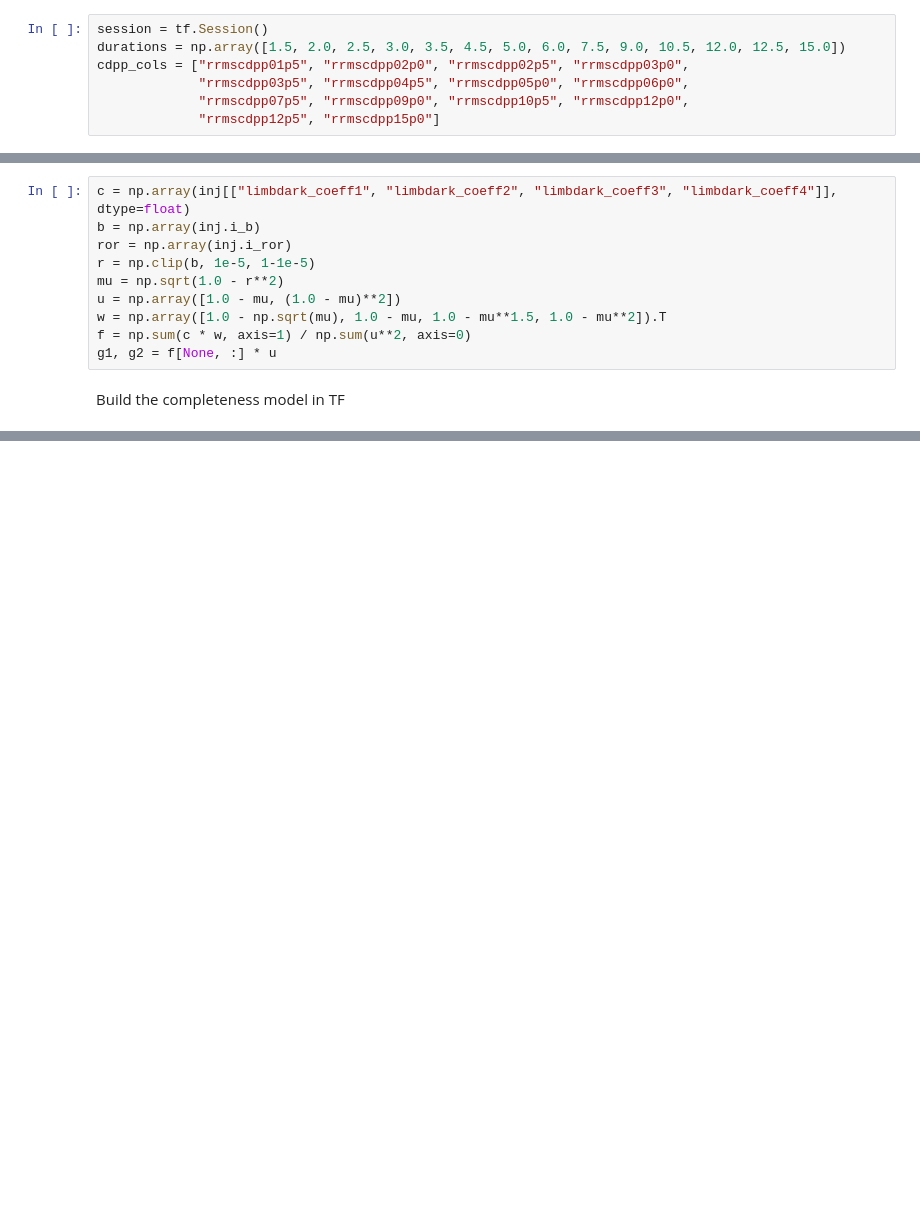
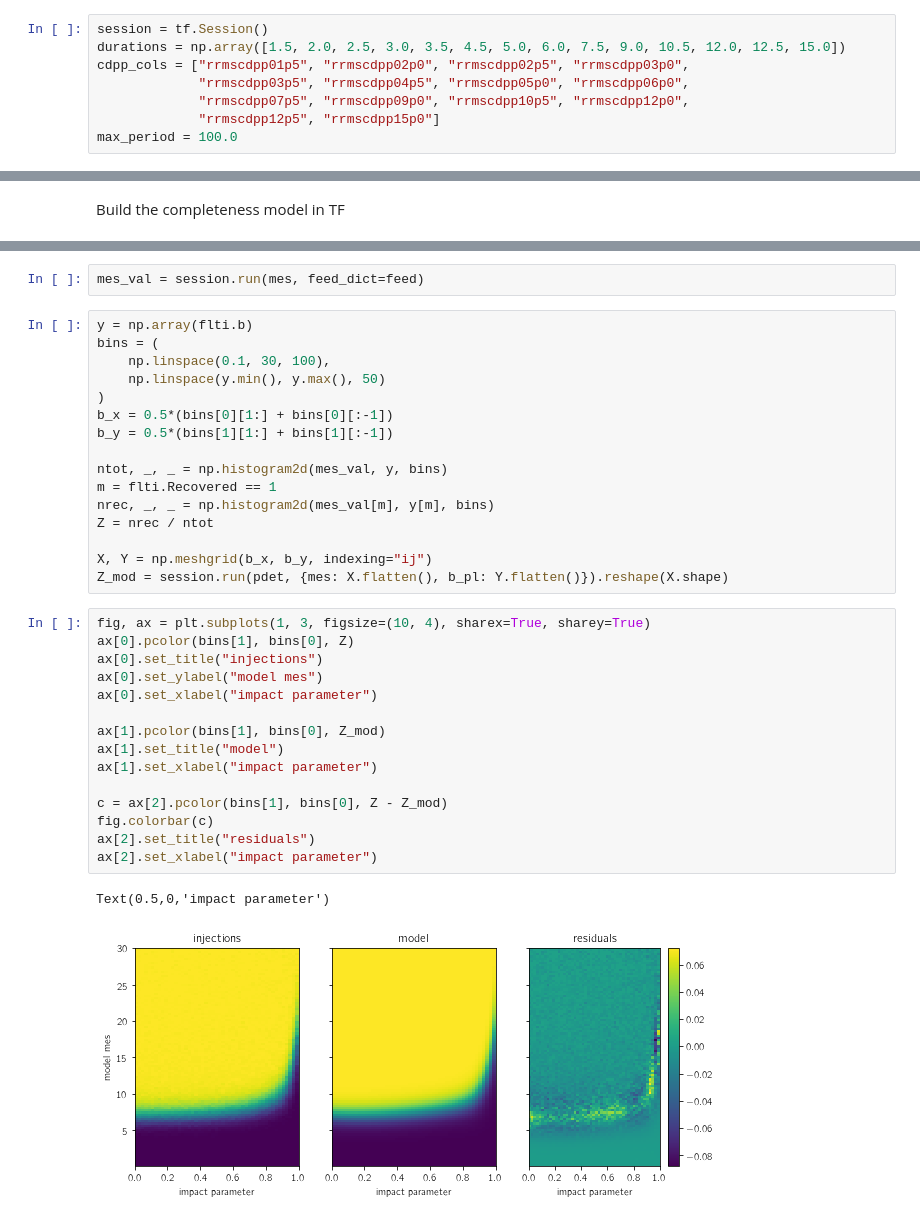
Before and after one commit to dfm/dr25, a Jupyter notebook: tf-completeness.ipynb, the cells around one changed output, grey strips where cells are left out. Cells and saved outputs as stored; diff of their text form; blank space fills up the shorter version.

Commit message:
updated completeness model

```diff
--- a/tf-completeness.ipynb
+++ b/tf-completeness.ipynb
@@ -21,6 +26,7 @@ cdpp_cols = ["rrmscdpp01p5", "rrmscdpp02p0", "rrmscdpp02p5", "rrmscdpp03p0",
              "rrmscdpp03p5", "rrmscdpp04p5", "rrmscdpp05p0", "rrmscdpp06p0",
              "rrmscdpp07p5", "rrmscdpp09p0", "rrmscdpp10p5", "rrmscdpp12p0",
              "rrmscdpp12p5", "rrmscdpp15p0"]
+max_period = 100.0
 # %% [markdown]
 Load the stellar properties table and select a subset.
 # %%
@@ -77,13 +135,3 @@ Find the best fit quadratic limb darkening approximation for each injection
-# %%
-c = np.array(inj[["limbdark_coeff1", "limbdark_coeff2", "limbdark_coeff3", "limbdark_coeff4"]], dtype=float)
-b = np.array(inj.i_b)
-ror = np.array(inj.i_ror)
-r = np.clip(b, 1e-5, 1-1e-5)
-mu = np.sqrt(1.0 - r**2)
-u = np.array([1.0 - mu, (1.0 - mu)**2])
-w = np.array([1.0 - np.sqrt(mu), 1.0 - mu, 1.0 - mu**1.5, 1.0 - mu**2]).T
-f = np.sum(c * w, axis=1) / np.sum(u**2, axis=0)
-g1, g2 = f[None, :] * u
 # %% [markdown]
 Build the completeness model in TF
 # %%
@@ -158,0 +213,36 @@ INFO:tensorflow:Optimization terminated with:
+# %%
+mes_val = session.run(mes, feed_dict=feed)
+# %%
+y = np.array(flti.b)
+bins = (
+    np.linspace(0.1, 30, 100),
+    np.linspace(y.min(), y.max(), 50)
+)
+b_x = 0.5*(bins[0][1:] + bins[0][:-1])
+b_y = 0.5*(bins[1][1:] + bins[1][:-1])
+
+ntot, _, _ = np.histogram2d(mes_val, y, bins)
+m = flti.Recovered == 1
+nrec, _, _ = np.histogram2d(mes_val[m], y[m], bins)
+Z = nrec / ntot
+
+X, Y = np.meshgrid(b_x, b_y, indexing="ij")
+Z_mod = session.run(pdet, {mes: X.flatten(), b_pl: Y.flatten()}).reshape(X.shape)
+# %%
+fig, ax = plt.subplots(1, 3, figsize=(10, 4), sharex=True, sharey=True)
+ax[0].pcolor(bins[1], bins[0], Z)
+ax[0].set_title("injections")
+ax[0].set_ylabel("model mes")
+ax[0].set_xlabel("impact parameter")
+
+ax[1].pcolor(bins[1], bins[0], Z_mod)
+ax[1].set_title("model")
+ax[1].set_xlabel("impact parameter")
+
+c = ax[2].pcolor(bins[1], bins[0], Z - Z_mod)
+fig.colorbar(c)
+ax[2].set_title("residuals")
+ax[2].set_xlabel("impact parameter")
+# %% [output]
+Text(0.5,0,'impact parameter')
+[figure, added]
```
Also changed, not shown: parts of 15 cells of this notebook, 1 other file.
